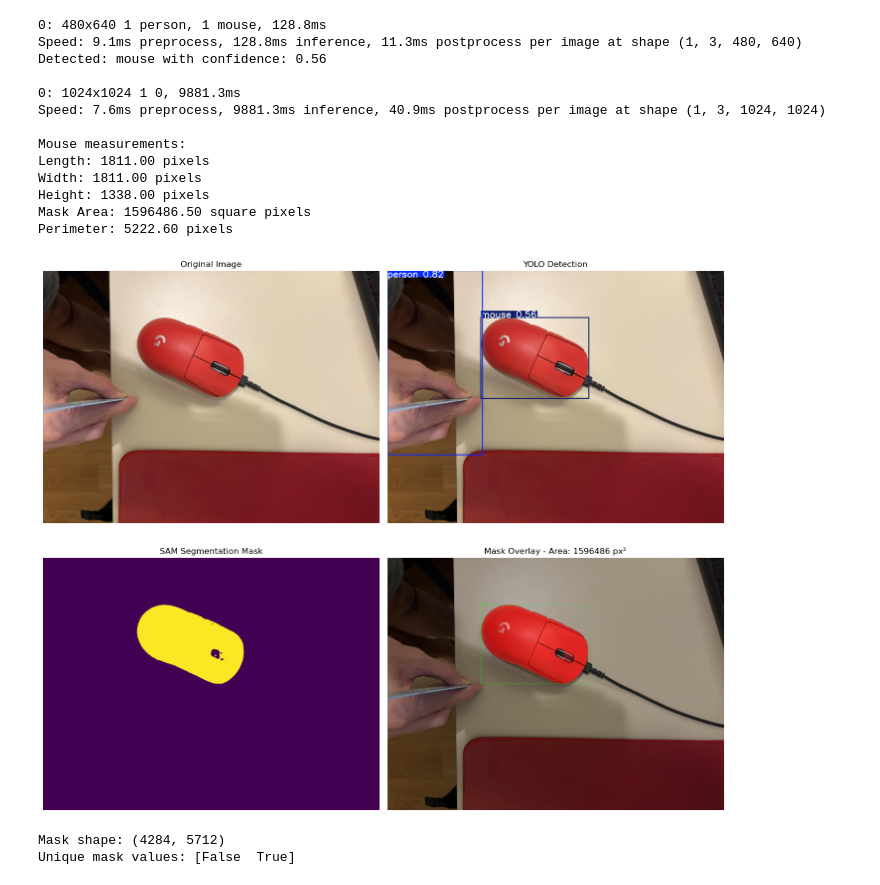
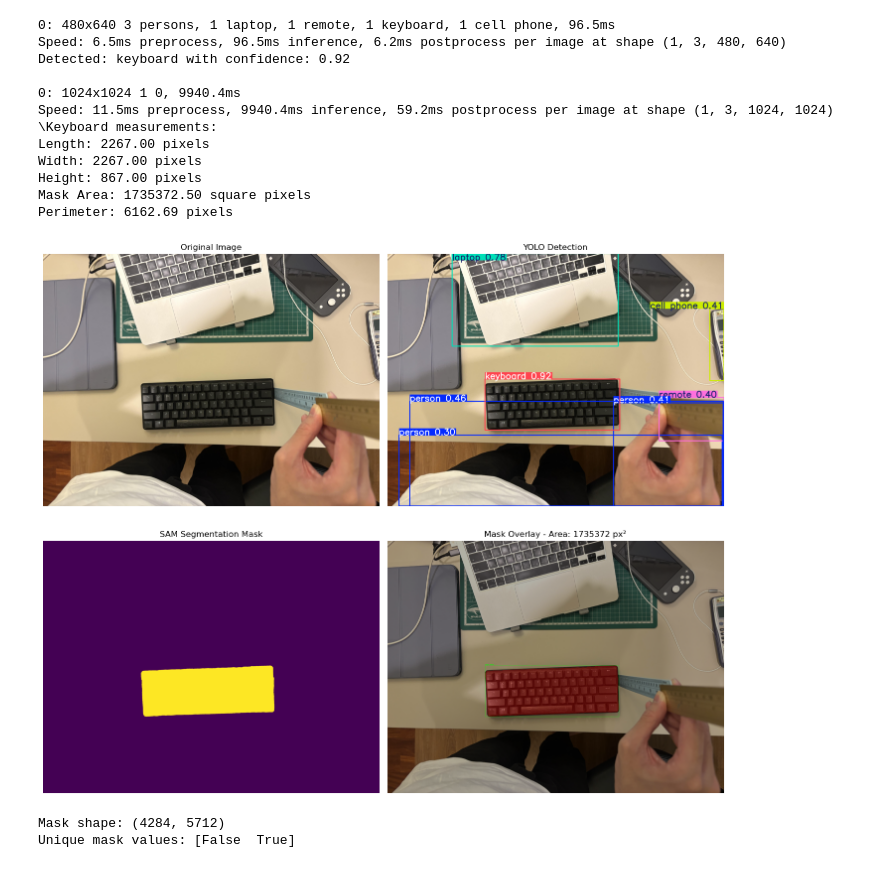
Before and after one commit to PhurichAmorn/URD-2_BlackPigProject, a Jupyter notebook: measure_length/nine_mask.ipynb, the cells around one changed output. Cells and saved outputs as stored; diff of their text form; code cells hidden in the pictures.

Commit message:
add keyboard

```diff
--- a/measure_length/nine_mask.ipynb
+++ b/measure_length/nine_mask.ipynb
@@ -41,12 +32,12 @@ def measure_object_yolo_sam(image_path, yolo_model='yolov8n.pt', sam_model='sam_
         class_name = result.names[class_id]
         confidence = float(box.conf[0])
 
-        if class_name == 'mouse' or class_id == 64:
+        if class_name == 'keyboard' or class_id == 64:
             mouse_detections.append(box)
             print(f"Detected: {class_name} with confidence: {confidence:.2f}")
 
     if not mouse_detections:
-        print("No mouse detected. Showing all detections:")
+        print("No keyboard detected. Showing all detections:")
         for box in result.boxes:
             class_id = int(box.cls[0])
             class_name = result.names[class_id]
@@ -82,7 +73,7 @@ def measure_object_yolo_sam(image_path, yolo_model='yolov8n.pt', sam_model='sam_
                 mask_area = cv2.contourArea(largest_contour)
                 perimeter = cv2.arcLength(largest_contour, True)
 
-                print(f"\nMouse measurements:")
+                print(f"\Keyboard measurements:")
                 print(f"Length: {length_pixels:.2f} pixels")
                 print(f"Width: {w:.2f} pixels")
                 print(f"Height: {h:.2f} pixels")
@@ -127,46 +118,45 @@ def measure_object_yolo_sam(image_path, yolo_model='yolov8n.pt', sam_model='sam_
                 plt.tight_layout()
                 plt.show()
 
                 return {
                     'length': length_pixels,
                     'width': w,
                     'height': h,
                     'area': mask_area,
                     'perimeter': perimeter,
                     'mask': mask,
                     'bbox': bbox
                 }
         else:
             print("SAM segmentation failed")
             return None
     else:
         print("No detections found")
         return None
 
 # Install required packages if needed
 # !pip install ultralytics
 
 # Usage - Models will download automatically on first run
 # SAM models: 'sam_b.pt' (base), 'sam_l.pt' (large)
-result = measure_object_yolo_sam('mouse.jpg', sam_model='sam_b.pt')
+result = measure_object_yolo_sam('kb60.jpg', sam_model='sam_b.pt')
 
 if result is not None:
     print(f"\nMask shape: {result['mask'].shape}")
     print(f"Unique mask values: {np.unique(result['mask'])}")
 # %% [output]
-0: 480x640 1 person, 1 mouse, 128.8ms
-Speed: 9.1ms preprocess, 128.8ms inference, 11.3ms postprocess per image at shape (1, 3, 480, 640)
-Detected: mouse with confidence: 0.56
+0: 480x640 3 persons, 1 laptop, 1 remote, 1 keyboard, 1 cell phone, 96.5ms
+Speed: 6.5ms preprocess, 96.5ms inference, 6.2ms postprocess per image at shape (1, 3, 480, 640)
+Detected: keyboard with confidence: 0.92
 
-0: 1024x1024 1 0, 9881.3ms
-Speed: 7.6ms preprocess, 9881.3ms inference, 40.9ms postprocess per image at shape (1, 3, 1024, 1024)
-
-Mouse measurements:
-Length: 1811.00 pixels
-Width: 1811.00 pixels
-Height: 1338.00 pixels
-Mask Area: 1596486.50 square pixels
-Perimeter: 5222.60 pixels
+0: 1024x1024 1 0, 9940.4ms
+Speed: 11.5ms preprocess, 9940.4ms inference, 59.2ms postprocess per image at shape (1, 3, 1024, 1024)
+\Keyboard measurements:
+Length: 2267.00 pixels
+Width: 2267.00 pixels
+Height: 867.00 pixels
+Mask Area: 1735372.50 square pixels
+Perimeter: 6162.69 pixels
-[figure, old version]
+[figure, new version]
 Mask shape: (4284, 5712)
 Unique mask values: [False  True]
```
Also changed, not shown: parts of 1 cell of this notebook, 5 other files.
